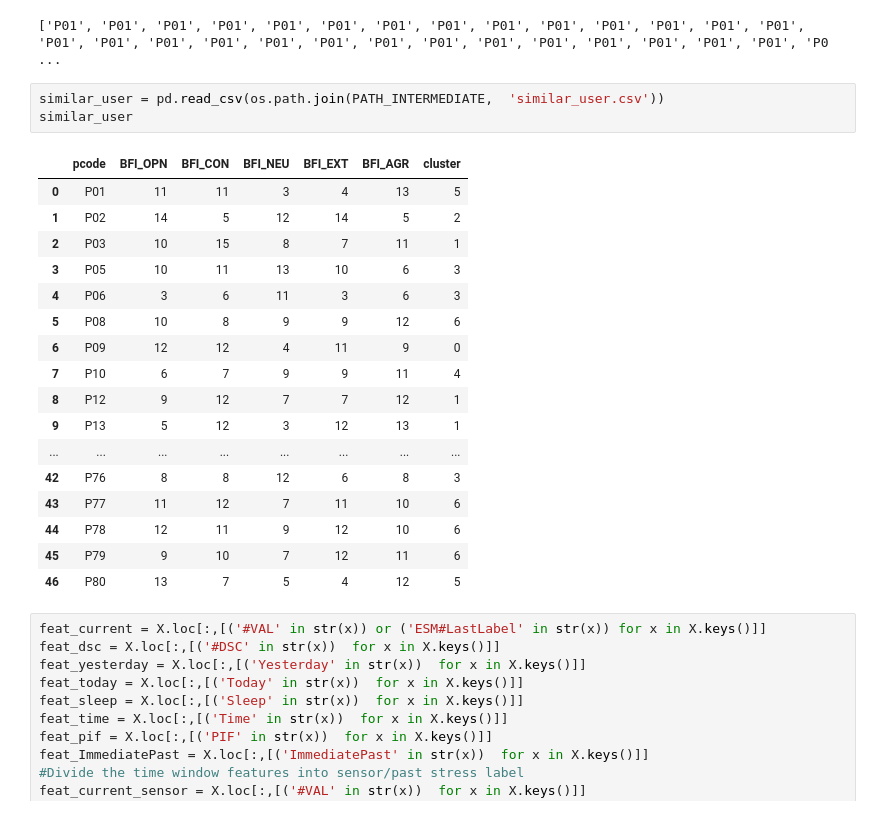
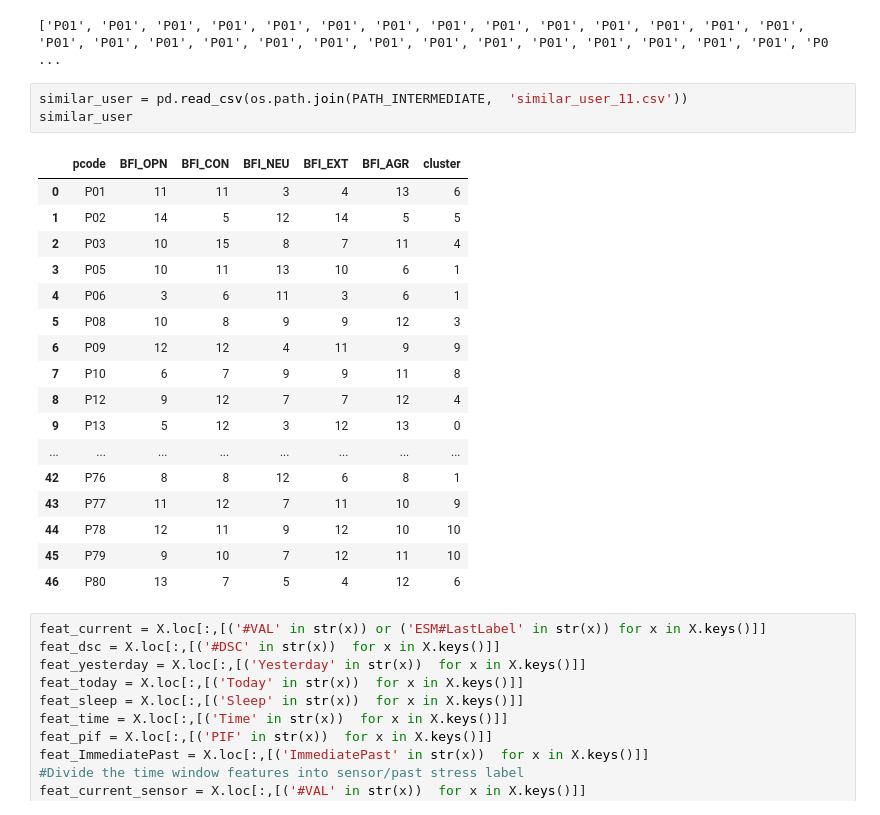
Before and after one commit to SteinPanyu/IndependentReproducibility_MTL, a Jupyter notebook: Data_Processing_D1/Logo.ipynb, the cells around one changed output. Cells and saved outputs as stored; diff of their text form.

```diff
--- a/Data_Processing_D1/Logo.ipynb
+++ b/Data_Processing_D1/Logo.ipynb
@@ -207,26 +207,26 @@ print(list(groups))
 # %% [output]
 ['P01', 'P01', 'P01', 'P01', 'P01', 'P01', 'P01', 'P01', 'P01', 'P01', 'P01', 'P01', 'P01', 'P01', 'P01', 'P01', 'P01', 'P01', 'P01', 'P01', 'P01', 'P01', 'P01', 'P01', 'P01', 'P01', 'P01', 'P01', 'P0 ...
 # %%
-similar_user = pd.read_csv(os.path.join(PATH_INTERMEDIATE,  'similar_user.csv'))
+similar_user = pd.read_csv(os.path.join(PATH_INTERMEDIATE,  'similar_user_11.csv'))
 similar_user
 # %% [output]
 |  | pcode | BFI_OPN | BFI_CON | BFI_NEU | BFI_EXT | BFI_AGR | cluster |
-| 0 | P01 | 11 | 11 | 3 | 4 | 13 | 5 |
-| 1 | P02 | 14 | 5 | 12 | 14 | 5 | 2 |
-| 2 | P03 | 10 | 15 | 8 | 7 | 11 | 1 |
-| 3 | P05 | 10 | 11 | 13 | 10 | 6 | 3 |
-| 4 | P06 | 3 | 6 | 11 | 3 | 6 | 3 |
-| 5 | P08 | 10 | 8 | 9 | 9 | 12 | 6 |
-| 6 | P09 | 12 | 12 | 4 | 11 | 9 | 0 |
-| 7 | P10 | 6 | 7 | 9 | 9 | 11 | 4 |
-| 8 | P12 | 9 | 12 | 7 | 7 | 12 | 1 |
-| 9 | P13 | 5 | 12 | 3 | 12 | 13 | 1 |
+| 0 | P01 | 11 | 11 | 3 | 4 | 13 | 6 |
+| 1 | P02 | 14 | 5 | 12 | 14 | 5 | 5 |
+| 2 | P03 | 10 | 15 | 8 | 7 | 11 | 4 |
+| 3 | P05 | 10 | 11 | 13 | 10 | 6 | 1 |
+| 4 | P06 | 3 | 6 | 11 | 3 | 6 | 1 |
+| 5 | P08 | 10 | 8 | 9 | 9 | 12 | 3 |
+| 6 | P09 | 12 | 12 | 4 | 11 | 9 | 9 |
+| 7 | P10 | 6 | 7 | 9 | 9 | 11 | 8 |
+| 8 | P12 | 9 | 12 | 7 | 7 | 12 | 4 |
+| 9 | P13 | 5 | 12 | 3 | 12 | 13 | 0 |
 | ... | ... | ... | ... | ... | ... | ... | ... |
-| 42 | P76 | 8 | 8 | 12 | 6 | 8 | 3 |
-| 43 | P77 | 11 | 12 | 7 | 11 | 10 | 6 |
-| 44 | P78 | 12 | 11 | 9 | 12 | 10 | 6 |
-| 45 | P79 | 9 | 10 | 7 | 12 | 11 | 6 |
-| 46 | P80 | 13 | 7 | 5 | 4 | 12 | 5 |
+| 42 | P76 | 8 | 8 | 12 | 6 | 8 | 1 |
+| 43 | P77 | 11 | 12 | 7 | 11 | 10 | 9 |
+| 44 | P78 | 12 | 11 | 9 | 12 | 10 | 10 |
+| 45 | P79 | 9 | 10 | 7 | 12 | 11 | 10 |
+| 46 | P80 | 13 | 7 | 5 | 4 | 12 | 6 |
 # %%
 feat_current = X.loc[:,[('#VAL' in str(x)) or ('ESM#LastLabel' in str(x)) for x in X.keys()]]
 feat_dsc = X.loc[:,[('#DSC' in str(x))  for x in X.keys()]]
```
Also changed, not shown: parts of 10 cells of this notebook, 2 other files.
